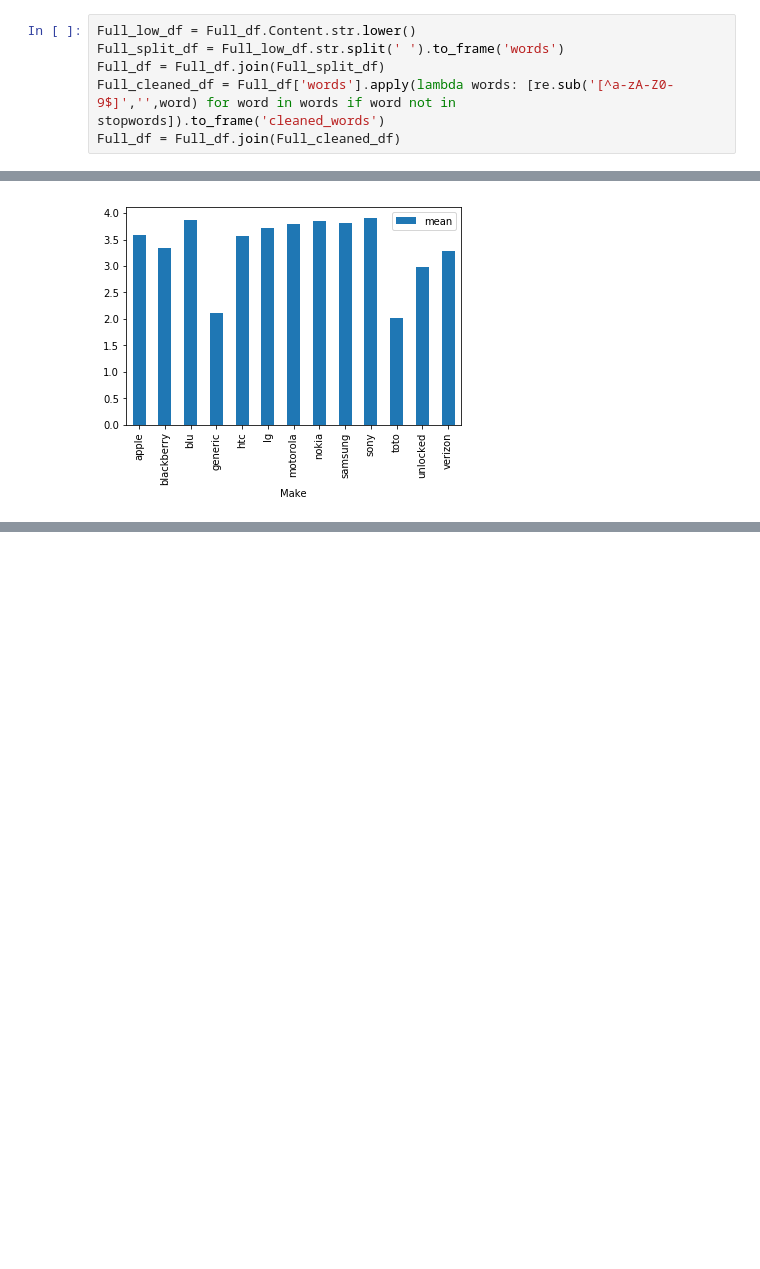
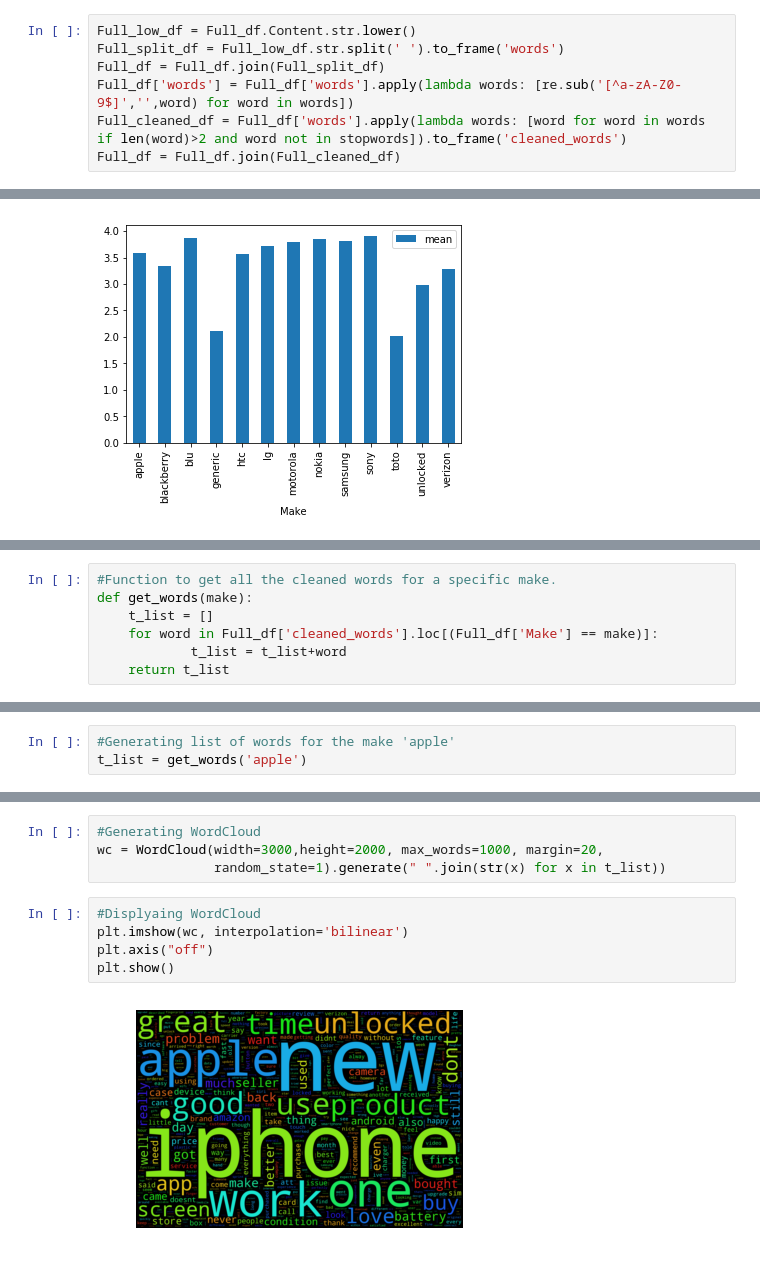
Before and after one commit to UNCG-CSE/CORPUS, a Jupyter notebook: Project_Mukund/Text Analytics on Reviews.ipynb, the cells around one changed output, grey strips where cells are left out. Drawn from its saved outputs; the diff is of its cells as text; blank space fills up the shorter version.

Commit message:
Generating WordClouds at Make level

```diff
--- a/Project_Mukund/Text Analytics on Reviews.ipynb
+++ b/Project_Mukund/Text Analytics on Reviews.ipynb
@@ -143,5 +146,6 @@ Full_df = Full_df[pd.notnull(Full_df['Content'])]
 Full_low_df = Full_df.Content.str.lower()
 Full_split_df = Full_low_df.str.split(' ').to_frame('words')
 Full_df = Full_df.join(Full_split_df)
-Full_cleaned_df = Full_df['words'].apply(lambda words: [re.sub('[^a-zA-Z0-9$]','',word) for word in words if word not in stopwords]).to_frame('cleaned_words')
+Full_df['words'] = Full_df['words'].apply(lambda words: [re.sub('[^a-zA-Z0-9$]','',word) for word in words])
+Full_cleaned_df = Full_df['words'].apply(lambda words: [word for word in words if len(word)>2 and word not in stopwords]).to_frame('cleaned_words')
 Full_df = Full_df.join(Full_cleaned_df)
@@ -210,0 +230,7 @@ plt.show()
+# %%
+#Function to get all the cleaned words for a specific make.
+def get_words(make):
+    t_list = []
+    for word in Full_df['cleaned_words'].loc[(Full_df['Make'] == make)]:
+            t_list = t_list+word
+    return t_list
@@ -210,0 +239,3 @@ plt.show()
+# %%
+#Generating list of words for the make 'apple'
+t_list = get_words('apple')
@@ -210,0 +265,11 @@ plt.show()
+# %%
+#Generating WordCloud
+wc = WordCloud(width=3000,height=2000, max_words=1000, margin=20,
+               random_state=1).generate(" ".join(str(x) for x in t_list))
+# %%
+#Displyaing WordCloud
+plt.imshow(wc, interpolation='bilinear')
+plt.axis("off")
+plt.show()
+# %% [output]
+[figure, added]
```
Also changed, not shown: parts of 12 cells of this notebook.
